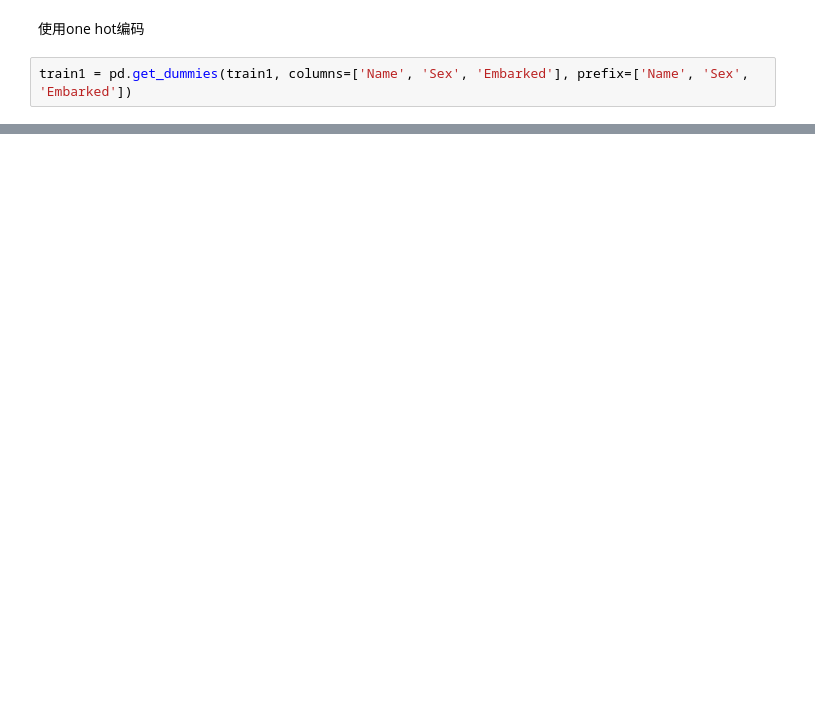
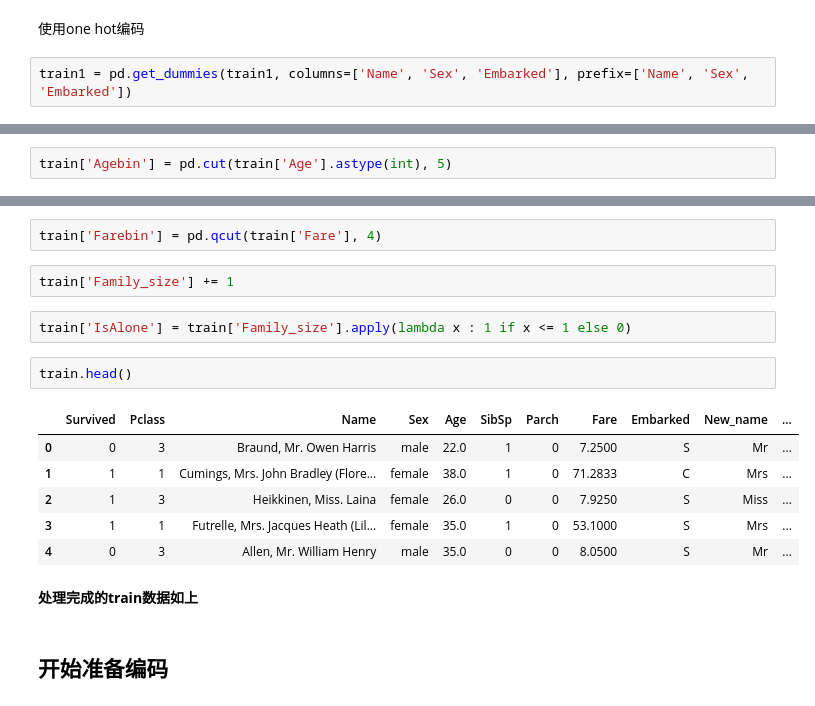
Before and after one commit to Miki123-gif/Competition-Training, a Jupyter notebook: 1. Titanic数据预处理.ipynb, the cells around one changed output, grey strips where cells are left out. Drawn from its saved outputs; the diff is of its cells as text; blank space fills up the shorter version.

```diff
--- a/1. Titanic数据预处理.ipynb
+++ b/1. Titanic数据预处理.ipynb
@@ -276,0 +339,2 @@ train1.head(5)
+# %%
+train['Agebin'] = pd.cut(train['Age'].astype(int), 5)
@@ -276,0 +350,19 @@ train1.head(5)
+# %%
+train['Farebin'] = pd.qcut(train['Fare'], 4)
+# %%
+train['Family_size'] += 1
+# %%
+train['IsAlone'] = train['Family_size'].apply(lambda x : 1 if x <= 1 else 0)
+# %%
+train.head()
+# %% [output]
+|  | Survived | Pclass | Name | Sex | Age | SibSp | Parch | Fare | Embarked | New_name | ... |
+| 0 | 0 | 3 | Braund, Mr. Owen Harris | male | 22.0 | 1 | 0 | 7.2500 | S | Mr | ... |
+| 1 | 1 | 1 | Cumings, Mrs. John Bradley (Flore... | female | 38.0 | 1 | 0 | 71.2833 | C | Mrs | ... |
+| 2 | 1 | 3 | Heikkinen, Miss. Laina | female | 26.0 | 0 | 0 | 7.9250 | S | Miss | ... |
+| 3 | 1 | 1 | Futrelle, Mrs. Jacques Heath (Lil... | female | 35.0 | 1 | 0 | 53.1000 | S | Mrs | ... |
+| 4 | 0 | 3 | Allen, Mr. William Henry | male | 35.0 | 0 | 0 | 8.0500 | S | Mr | ... |
+# %% [markdown]
+**处理完成的train数据如上**
+# %% [markdown]
+## 开始准备编码
```
Also changed, not shown: parts of 33 cells of this notebook, 1 other file.
